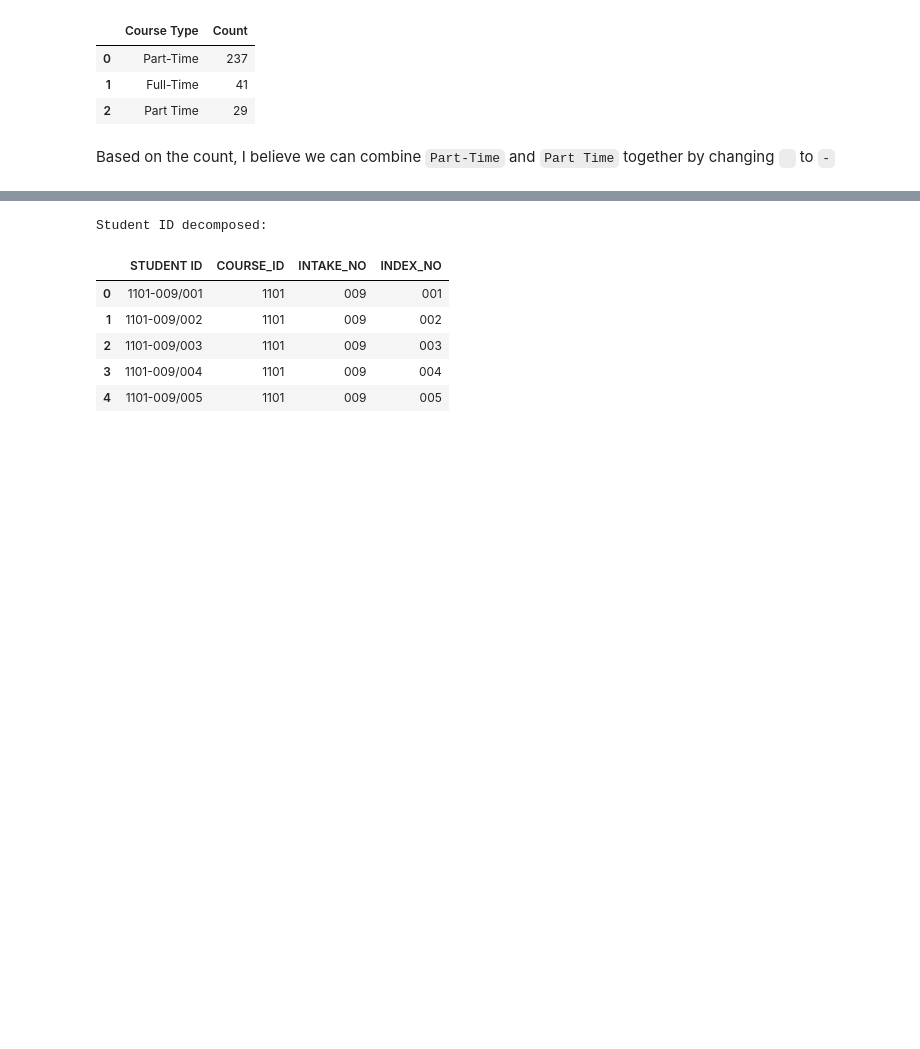
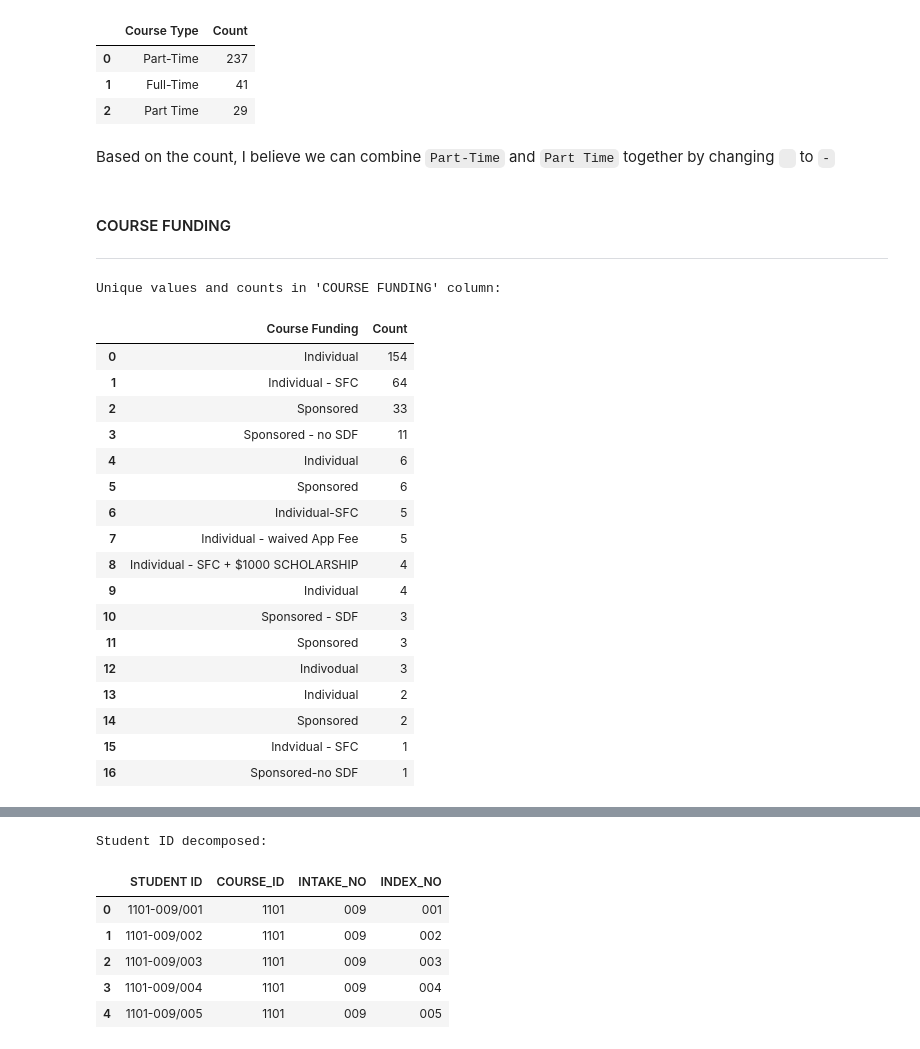
Before and after one commit to swamhtetg90/DAVI-CA2, a Jupyter notebook: data_cleaning.ipynb, the cells around one changed output, grey strips where cells are left out. Cells and saved outputs as stored; diff of their text form; code cells hidden in the pictures; blank space fills up the shorter version.

```diff
--- a/data_cleaning.ipynb
+++ b/data_cleaning.ipynb
@@ -971,3 +1234,33 @@ Unique values in 'FULL-TIME OR PART-TIME' column:
 | 2 | Part Time | 29 |
 # %% [markdown]
 Based on the count, I believe we can combine `Part-Time` and `Part Time` together by changing ` ` to `-`
+# %% [markdown]
+#### COURSE FUNDING
+----
+# %%
+# Check unique values and their counts in the 'COURSE FUNDING' column
+course_funding_counts = student_profiles['COURSE FUNDING'].value_counts(dropna=False).reset_index()
+course_funding_counts.columns = ['Course Funding', 'Count']
+
+print("Unique values and counts in 'COURSE FUNDING' column:")
+display(course_funding_counts)
+# %% [output]
+Unique values and counts in 'COURSE FUNDING' column:
+|  | Course Funding | Count |
+| 0 | Individual | 154 |
+| 1 | Individual - SFC | 64 |
+| 2 | Sponsored | 33 |
+| 3 | Sponsored - no SDF | 11 |
+| 4 | Individual | 6 |
+| 5 | Sponsored | 6 |
+| 6 | Individual-SFC | 5 |
+| 7 | Individual - waived App Fee | 5 |
+| 8 | Individual - SFC + $1000 SCHOLARSHIP | 4 |
+| 9 | Individual | 4 |
+| 10 | Sponsored - SDF | 3 |
+| 11 | Sponsored | 3 |
+| 12 | Indivodual | 3 |
+| 13 | Individual | 2 |
+| 14 | Sponsored | 2 |
+| 15 | Indvidual - SFC | 1 |
+| 16 | Sponsored-no SDF | 1 |
```
Also changed, not shown: parts of 35 cells of this notebook.
